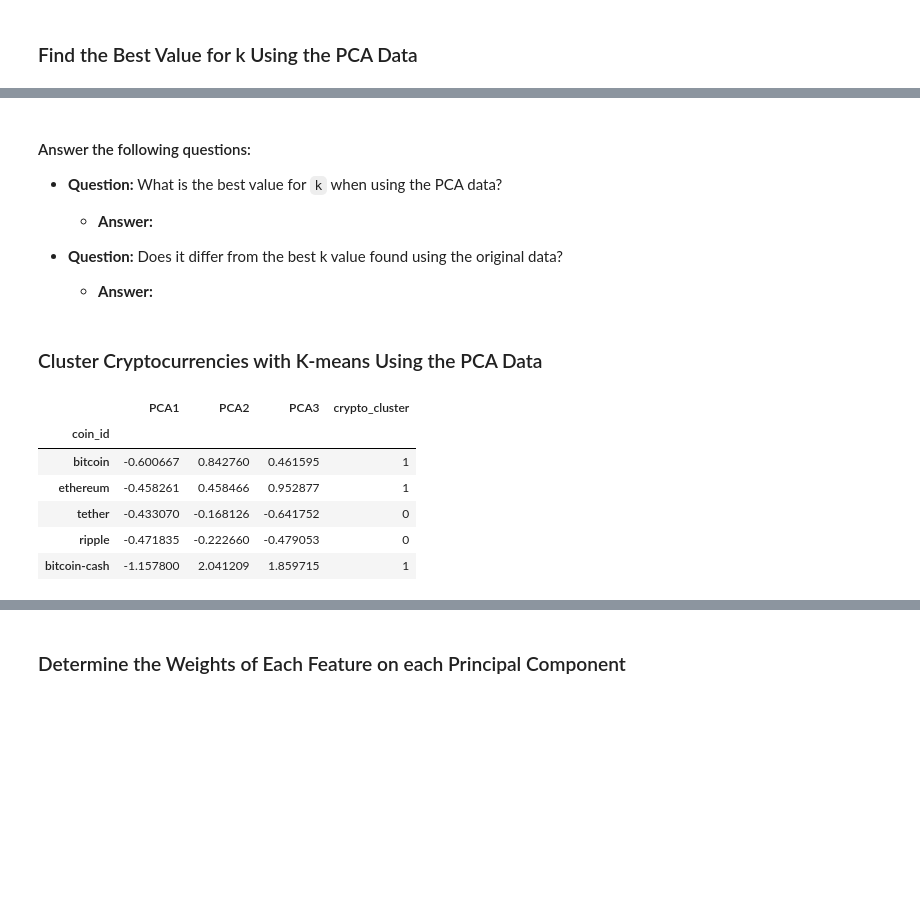
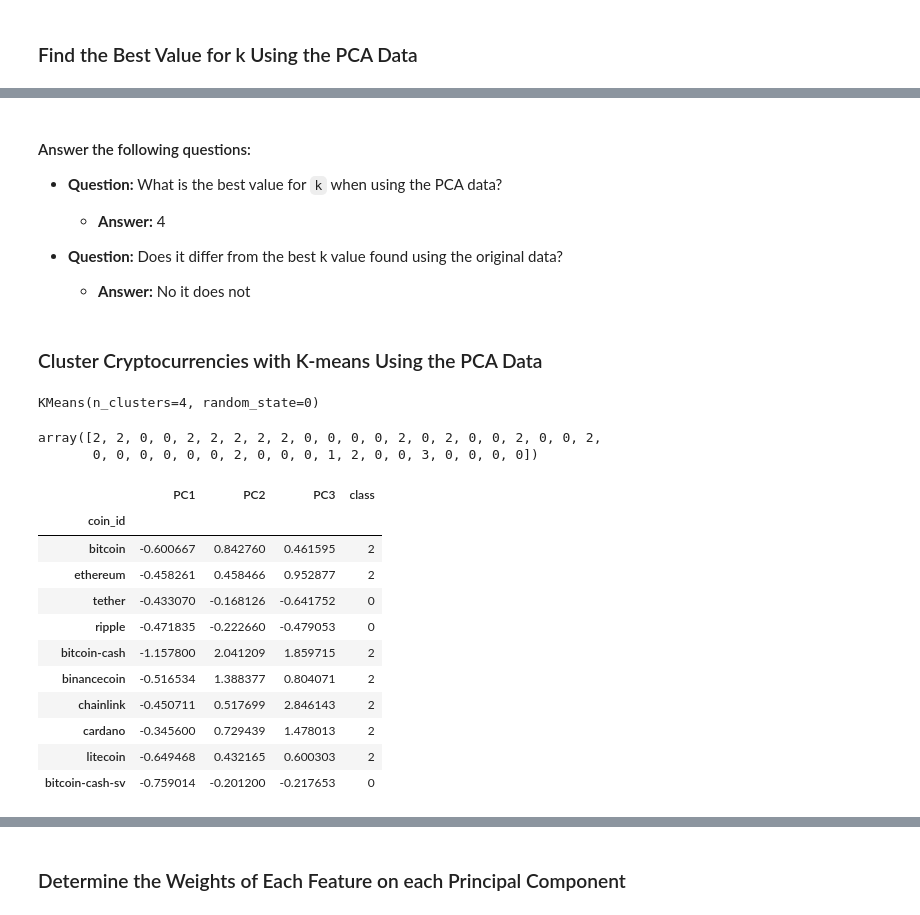
Before and after one commit to mr-cworld/cryptoclustering_osu, a Jupyter notebook: Crypto_Clustering_starter_code.ipynb, the cells around one changed output, grey strips where cells are left out. Saved outputs shown, nothing was run; the diff lists cells and outputs as text; code cells hidden in the pictures; blank space fills up the shorter version.

```diff
--- a/Crypto_Clustering_starter_code.ipynb
+++ b/Crypto_Clustering_starter_code.ipynb
@@ -201,13 +230,13 @@ array([0.3719856 , 0.34700813, 0.17603793])
 # Note: The code for this step is provided for you
 
 # Creating a DataFrame with the PCA data
-
-
 # Copy the crypto names from the original data
-
-
 # Set the coinid column as index
 
 
 # Display sample data
+pcs_df = pd.DataFrame(
+    data=crypto_pca, columns=["PC1", "PC2", "PC3"], index=market_data_df.index
+)
+pcs_df.head()
 # %% [output]
@@ -228,10 +252,11 @@ array([0.3719856 , 0.34700813, 0.17603793])
 # %%
 # Create a list with the number of k-values to try
 # Use a range from 1 to 11
+k_values_to_try = range(1, 11)
 
 
 # Create an empty list to store the inertia values
-
+inertia = []
 
 # Create a for loop to compute the inertia with each possible value of k
 # Inside the loop:
@@ -239,14 +264,20 @@ array([0.3719856 , 0.34700813, 0.17603793])
 # 2. Fit the model to the data using PCA DataFrame.
 # 3. Append the model.inertia_ to the inertia list
 
+for k in k_values_to_try:
+    model = KMeans(n_clusters=k, random_state=0)
+    model.fit(pcs_df)
+    inertia.append(model.inertia_)
+
 
 # Create a dictionary with the data to plot the Elbow curve
-
+elbow_data = {"k": k_values_to_try, "inertia": inertia}
 
 # Create a DataFrame with the data to plot the Elbow curve
-
+elbow_df = pd.DataFrame(elbow_data)
 
 # Display the DataFrame
+elbow_df
 # %% [output]
 |  | k | inertia |
 | 0 | 1 | 256.874086 |
@@ -266,38 +301,52 @@ array([0.3719856 , 0.34700813, 0.17603793])
 #### Answer the following questions:
 * **Question:** What is the best value for `k` when using the PCA data?
 
-  * **Answer:**
+  * **Answer:** 4
 
 
 * **Question:** Does it differ from the best k value found using the original data?
 
-  * **Answer:**
+  * **Answer:** No it does not
 # %% [markdown]
 ### Cluster Cryptocurrencies with K-means Using the PCA Data
 # %%
 # Initialize the K-Means model using the best value for k
+model = KMeans(n_clusters=4, random_state=0)
 # %%
 # Fit the K-Means model using the PCA data
+model.fit(pcs_df)
+# %% [output]
+KMeans(n_clusters=4, random_state=0)
 # %%
 # Predict the clusters to group the cryptocurrencies using the PCA data
-
+predictions = model.predict(pcs_df)
 
 # Print the resulting array of cluster values.
+predictions
+# %% [output]
+array([2, 2, 0, 0, 2, 2, 2, 2, 2, 0, 0, 0, 0, 2, 0, 2, 0, 0, 2, 0, 0, 2,
+       0, 0, 0, 0, 0, 0, 2, 0, 0, 0, 1, 2, 0, 0, 3, 0, 0, 0, 0])
 # %%
 # Create a copy of the DataFrame with the PCA data
-
+clustered_df_pca = pcs_df.copy()
 
 # Add a new column to the DataFrame with the predicted clusters
-
+clustered_df_pca["class"] = model.labels_
 
 # Display sample data
+clustered_df_pca.head(10)
 # %% [output]
-|  | PCA1 | PCA2 | PCA3 | crypto_cluster |
+|  | PC1 | PC2 | PC3 | class |
 | coin_id |  |  |  |  |
-| bitcoin | -0.600667 | 0.842760 | 0.461595 | 1 |
-| ethereum | -0.458261 | 0.458466 | 0.952877 | 1 |
+| bitcoin | -0.600667 | 0.842760 | 0.461595 | 2 |
+| ethereum | -0.458261 | 0.458466 | 0.952877 | 2 |
 | tether | -0.433070 | -0.168126 | -0.641752 | 0 |
 | ripple | -0.471835 | -0.222660 | -0.479053 | 0 |
-| bitcoin-cash | -1.157800 | 2.041209 | 1.859715 | 1 |
+| bitcoin-cash | -1.157800 | 2.041209 | 1.859715 | 2 |
+| binancecoin | -0.516534 | 1.388377 | 0.804071 | 2 |
+| chainlink | -0.450711 | 0.517699 | 2.846143 | 2 |
+| cardano | -0.345600 | 0.729439 | 1.478013 | 2 |
+| litecoin | -0.649468 | 0.432165 | 0.600303 | 2 |
+| bitcoin-cash-sv | -0.759014 | -0.201200 | -0.217653 | 0 |
 # %%
 # Create a scatter plot using hvPlot by setting `x="PCA1"` and `y="PCA2"`.
```
Also changed, not shown: parts of 17 cells of this notebook.
